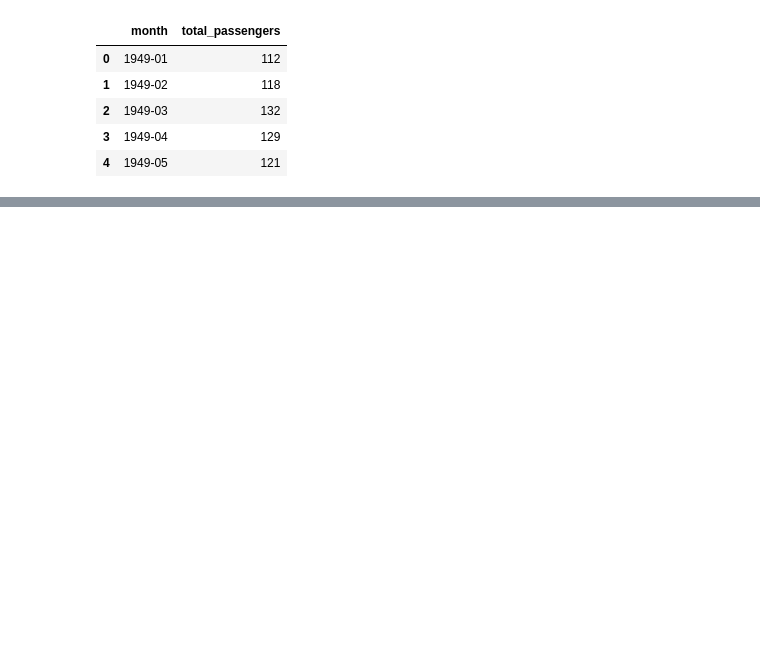
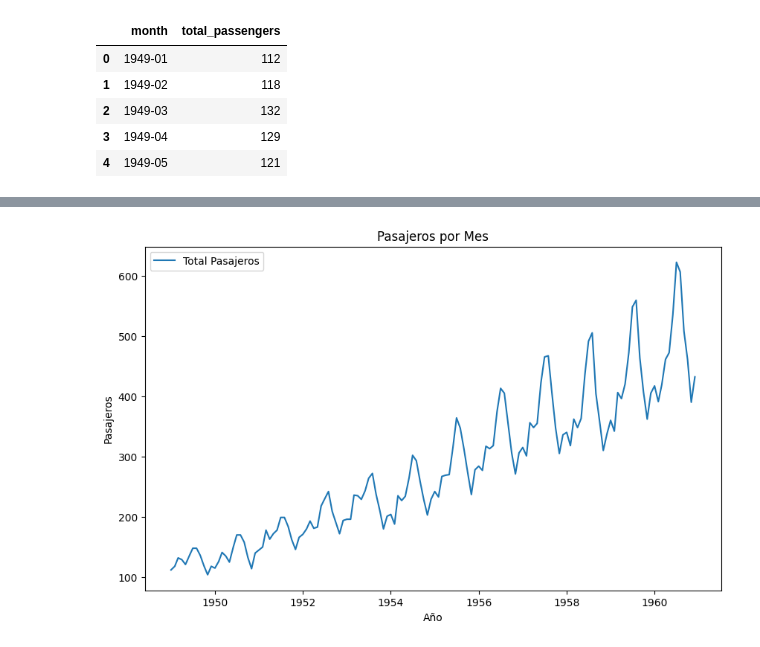
Before and after one commit to FrankRomeroT/H-bito, a Jupyter notebook: Redes Neuronales/Perceptrón Multicapa (MLP)/Regresión/Dia 32/airline_regresión.ipynb, the cells around one changed output, grey strips where cells are left out. Cells and saved outputs as stored; diff of their text form; code cells hidden in the pictures; blank space fills up the shorter version.

```diff
--- a/Redes Neuronales/Perceptrón Multicapa (MLP)/Regresión/Dia 32/airline_regresión.ipynb
+++ b/Redes Neuronales/Perceptrón Multicapa (MLP)/Regresión/Dia 32/airline_regresión.ipynb
@@ -23,0 +47,13 @@ df2 = df.copy()
+# %%
+# Cambiar a datetime
+df2['month'] = pd.to_datetime(df2['month'])
+# %%
+plt.figure(figsize=(10, 6))
+plt.plot(df2['month'],df2['total_passengers'],linestyle='-')
+plt.title('Pasajeros por Mes')
+plt.xlabel('Año')
+plt.ylabel('Pasajeros')
+plt.legend(['Total Pasajeros'])
+plt.show()
+# %% [output]
+[figure, added]
```
Also changed, not shown: parts of 17 cells of this notebook.
